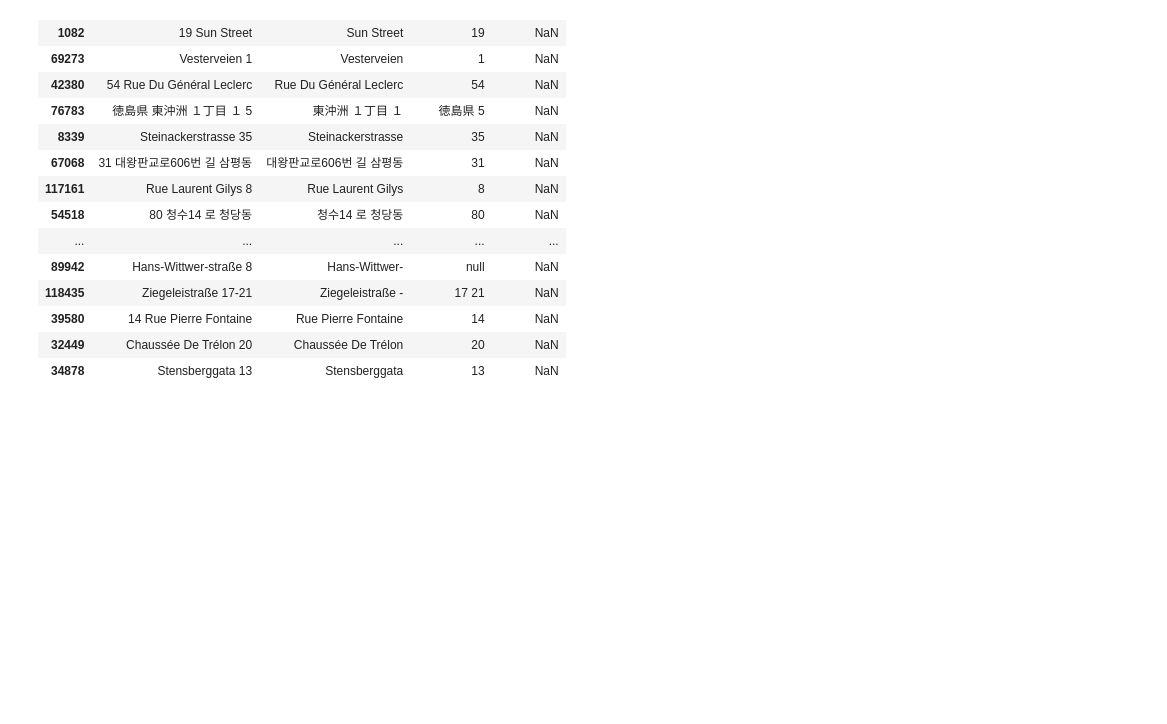
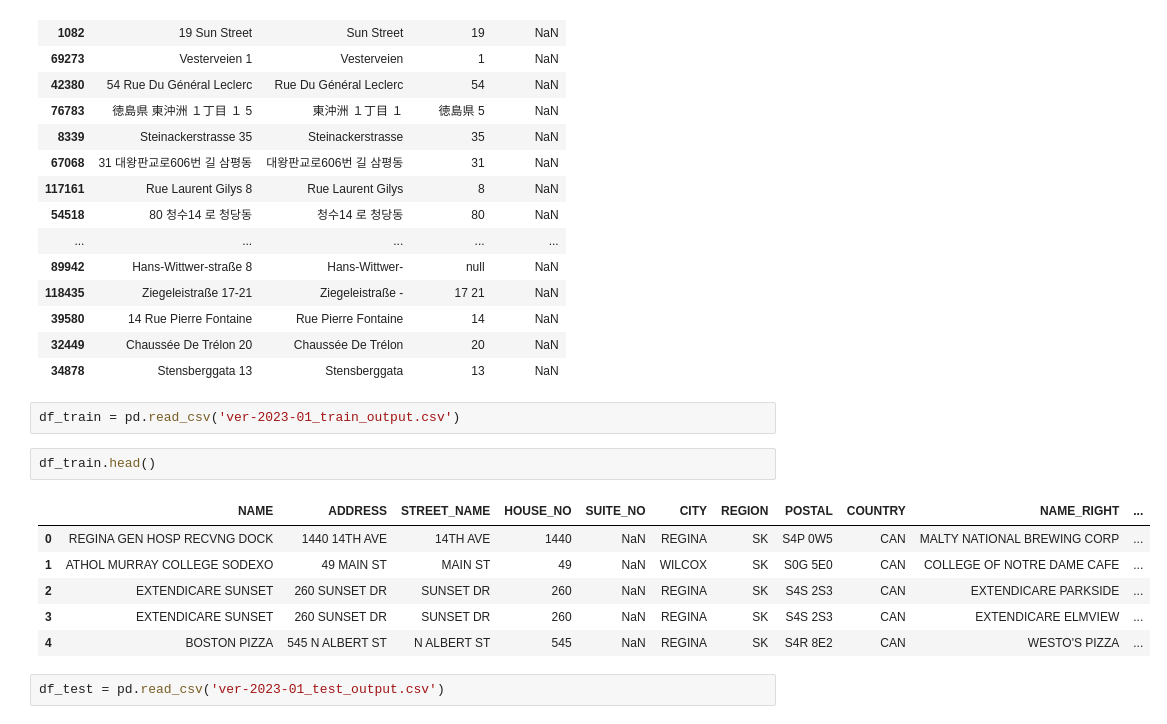
Before and after one commit to rajasgs/ecolab-ner-csp, a Jupyter notebook: test_output.ipynb, the cells around one changed output. Cells and saved outputs as stored; diff of their text form; blank space fills up the shorter version.

```diff
--- a/test_output.ipynb
+++ b/test_output.ipynb
@@ -38,3 +38,16 @@ df.sample(50)
 | 39580 | 14 Rue Pierre Fontaine | Rue Pierre Fontaine | 14 | NaN |
 | 32449 | Chaussée De Trélon 20 | Chaussée De Trélon | 20 | NaN |
 | 34878 | Stensberggata 13 | Stensberggata | 13 | NaN |
+# %%
+df_train = pd.read_csv('ver-2023-01_train_output.csv')
+# %%
+df_train.head()
+# %% [output]
+|  | NAME | ADDRESS | STREET_NAME | HOUSE_NO | SUITE_NO | CITY | REGION | POSTAL | COUNTRY | NAME_RIGHT | ... |
+| 0 | REGINA GEN HOSP RECVNG DOCK | 1440 14TH AVE | 14TH AVE | 1440 | NaN | REGINA | SK | S4P 0W5 | CAN | MALTY NATIONAL BREWING CORP | ... |
+| 1 | ATHOL MURRAY COLLEGE SODEXO | 49 MAIN ST | MAIN ST | 49 | NaN | WILCOX | SK | S0G 5E0 | CAN | COLLEGE OF NOTRE DAME CAFE | ... |
+| 2 | EXTENDICARE SUNSET | 260 SUNSET DR | SUNSET DR | 260 | NaN | REGINA | SK | S4S 2S3 | CAN | EXTENDICARE PARKSIDE | ... |
+| 3 | EXTENDICARE SUNSET | 260 SUNSET DR | SUNSET DR | 260 | NaN | REGINA | SK | S4S 2S3 | CAN | EXTENDICARE ELMVIEW | ... |
+| 4 | BOSTON PIZZA | 545 N ALBERT ST | N ALBERT ST | 545 | NaN | REGINA | SK | S4R 8E2 | CAN | WESTO'S PIZZA | ... |
+# %%
+df_test = pd.read_csv('ver-2023-01_test_output.csv')
```
Also changed, not shown: parts of 1 cell of this notebook, 1 other file.
